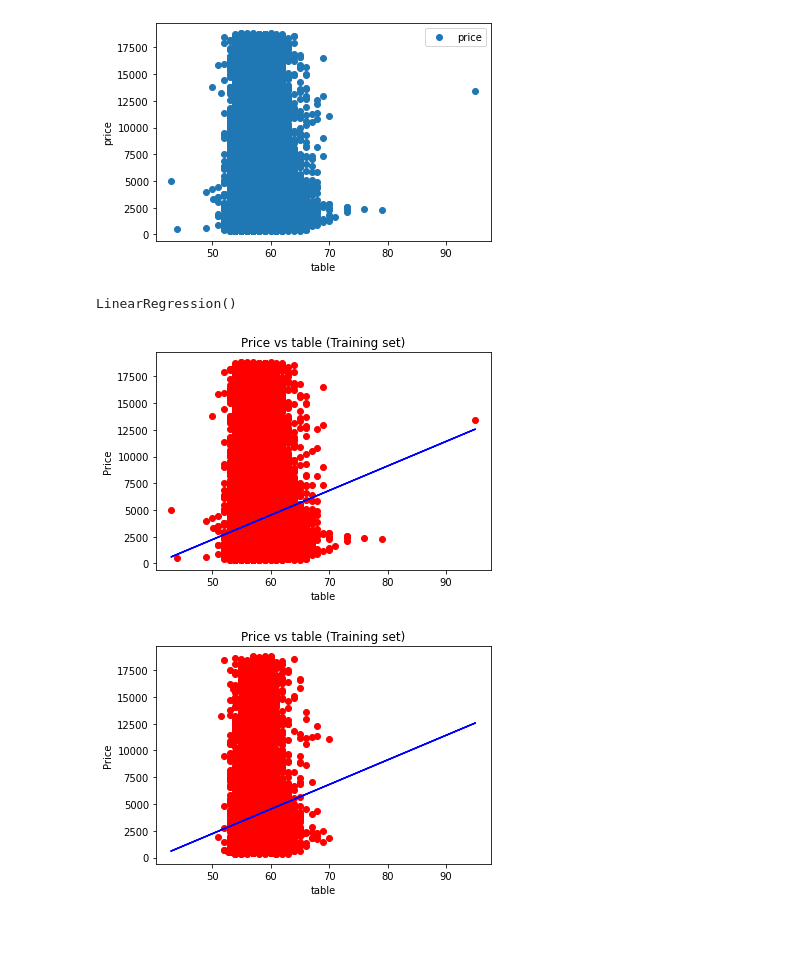
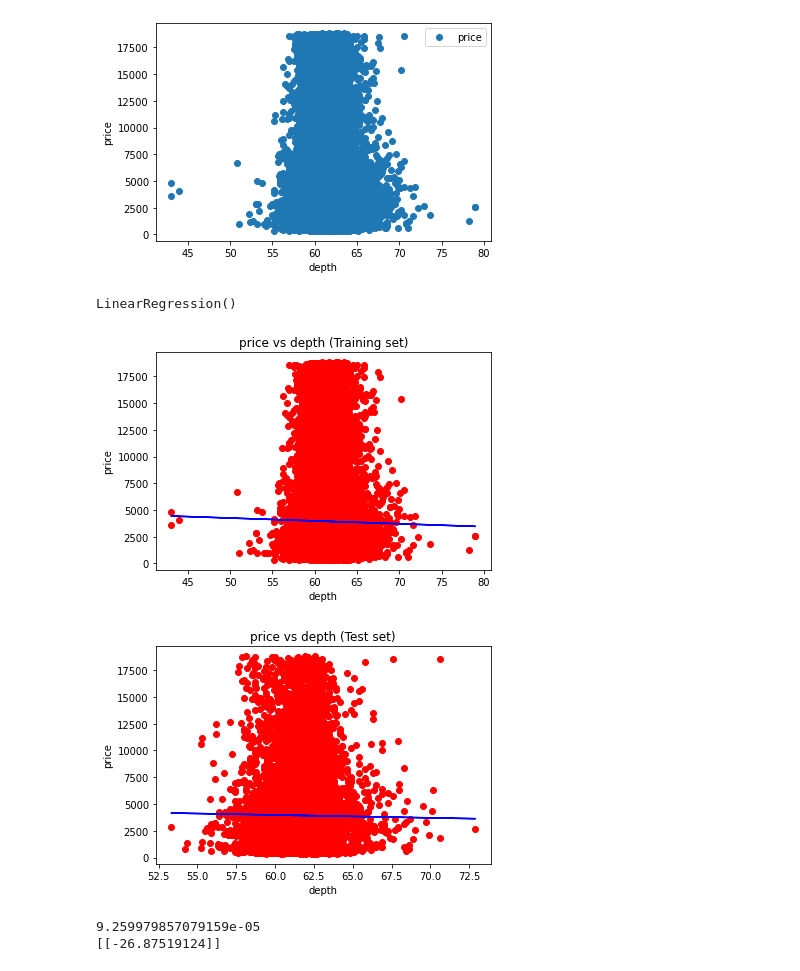
Before and after one commit to SMFragale/TallerRegresiones, a Jupyter notebook: simple_Linear/simpleLinear3.ipynb, the cells around one changed output. Drawn from its saved outputs; the diff is of its cells as text; code cells hidden in the pictures; blank space fills up the shorter version.

Commit message:
Generalización de nombre de variables escogidas para análisis

```diff
--- a/simple_Linear/simpleLinear3.ipynb
+++ b/simple_Linear/simpleLinear3.ipynb
@@ -21,8 +11,13 @@ data.head(10)
+# %%
+#Nombre de las variables a analizar (mismo nombre que la tabla dataset)
+name_x = "x"
+name_y = "price"
+data = dataset.loc[:,[name_x, name_y]]
 # %%
-data.plot(x='table', y='price', style='o')
-plt.xlabel('table')
-plt.ylabel('price')
+data.plot(x=name_x, y=name_y, style='o')
+plt.xlabel(name_x)
+plt.ylabel(name_y)
 plt.show()
 # %% [output]
-[figure, old version]
+[figure, new version]
 # %%
@@ -42,18 +37,18 @@ y_pred = regress.predict(X_test)
 # %%
 plt.scatter(X_train, Y_train, color = 'red')
 plt.plot(X_train, regress.predict(X_train), color = 'blue')
-plt.title('Price vs table (Training set)')
-plt.xlabel('table')
-plt.ylabel('Price')
+plt.title(f'{name_y} vs {name_x} (Training set)')
+plt.xlabel(name_x)
+plt.ylabel(name_y)
 plt.show()
 # %% [output]
-[figure, old version]
+[figure, new version]
 # %%
 plt.scatter(X_test, Y_test, color = 'red')
-plt.plot(X_train, regress.predict(X_train), color = 'blue')
-plt.title('Price vs table (Training set)')
-plt.xlabel('table')
-plt.ylabel('Price')
+plt.plot(X_test, regress.predict(X_test), color = 'blue')
+plt.title(f'{name_y} vs {name_x} (Test set)')
+plt.xlabel(name_x)
+plt.ylabel(name_y)
 plt.show()
 # %% [output]
-[figure, old version]
+[figure, new version]
@@ -62,0 +55,8 @@ print(r2_score(X, Y))
+# %%
+
+from sklearn.metrics import r2_score
+print(regress.score(X_train, Y_train))
+print(regress.coef_)
+# %% [output]
+9.259979857079159e-05
+[[-26.87519124]]
```
Also changed, not shown: parts of 3 cells of this notebook, 7 other files.
